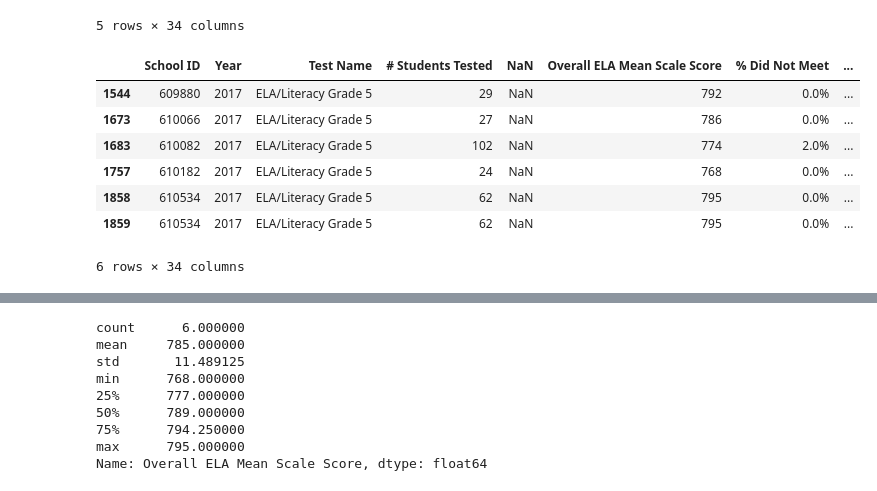
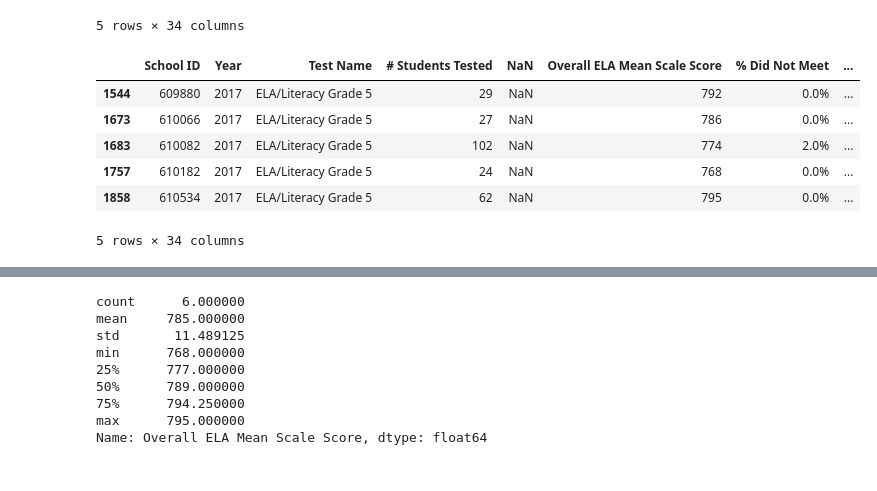
Before and after one commit to lilphonsdale/ep_if, a Jupyter notebook: Analysis_Lonsdale_Philip_2023_May_5.ipynb, the cells around one changed output, grey strips where cells are left out. Saved outputs shown, nothing was run; the diff lists cells and outputs as text; code cells hidden in the pictures.

```diff
--- a/Pilot_Program_Results.ipynb
+++ b/Analysis_Lonsdale_Philip_2023_May_5.ipynb
@@ -34,16 +34,15 @@ pilot_schools = [
 # %%
 #filtering the dataset to show only the pilot schools' 5 graders in 2017
 
 pilot_participants = results_df[results_df['School ID'].isin(pilot_schools)]
 pilot_participants = pilot_participants[results_df['Test Name']=="ELA/Literacy Grade 5"]
 pilot_participants_2017 = pilot_participants[results_df['Year']=="2017"]
-pilot_participants_2017
+pilot_participants_2017.head()
 # %% [output]
 |  | School ID | Year | Test Name | # Students Tested | NaN | Overall ELA Mean Scale Score | % Did Not Meet | ... |
 | 1544 | 609880 | 2017 | ELA/Literacy Grade 5 | 29 | NaN | 792 | 0.0% | ... |
 | 1673 | 610066 | 2017 | ELA/Literacy Grade 5 | 27 | NaN | 786 | 0.0% | ... |
 | 1683 | 610082 | 2017 | ELA/Literacy Grade 5 | 102 | NaN | 774 | 2.0% | ... |
 | 1757 | 610182 | 2017 | ELA/Literacy Grade 5 | 24 | NaN | 768 | 0.0% | ... |
 | 1858 | 610534 | 2017 | ELA/Literacy Grade 5 | 62 | NaN | 795 | 0.0% | ... |
-| 1859 | 610534 | 2017 | ELA/Literacy Grade 5 | 62 | NaN | 795 | 0.0% | ... |
-6 rows × 34 columns
+5 rows × 34 columns
```
Also changed, not shown: parts of 13 cells of this notebook.
